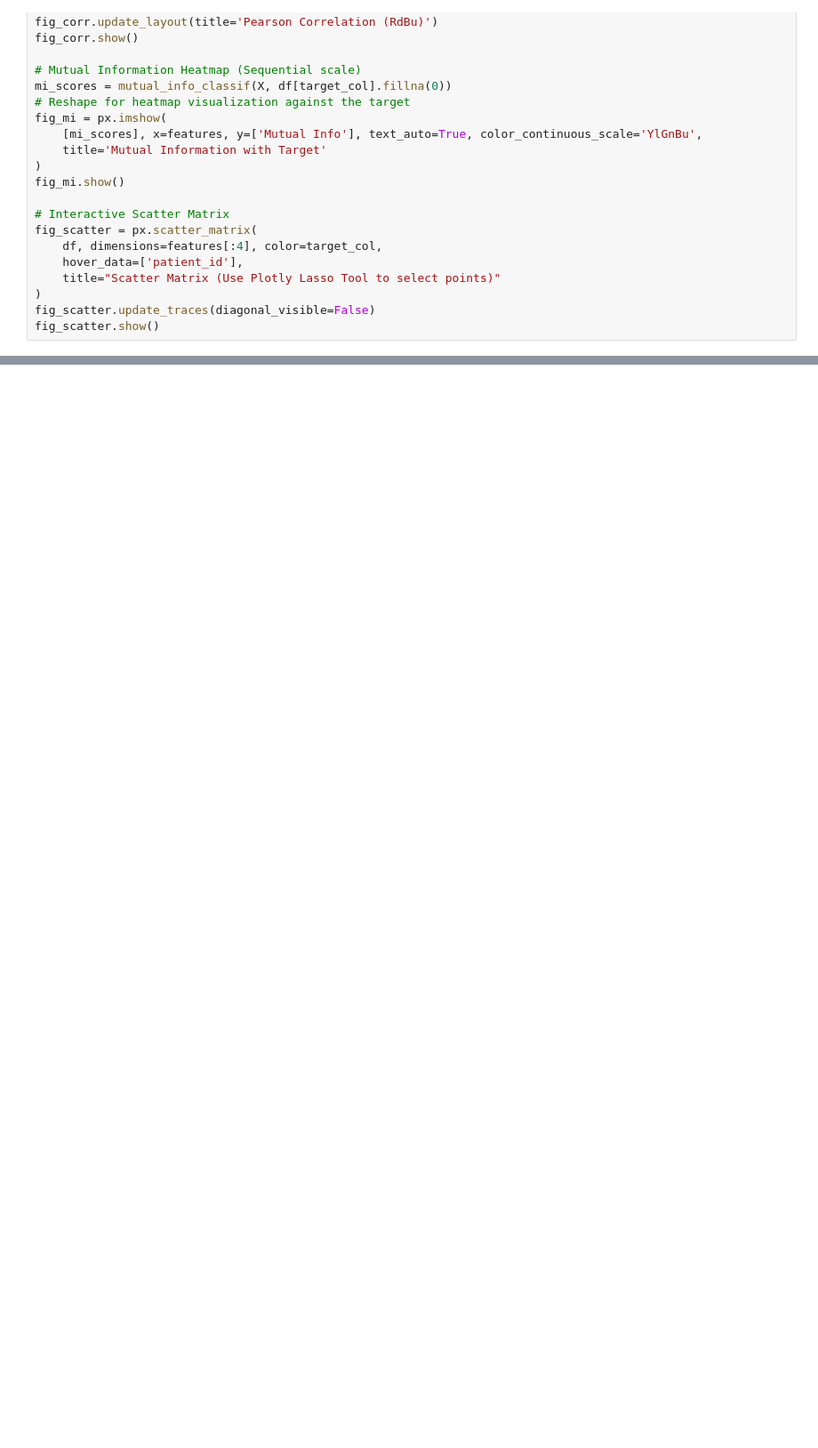
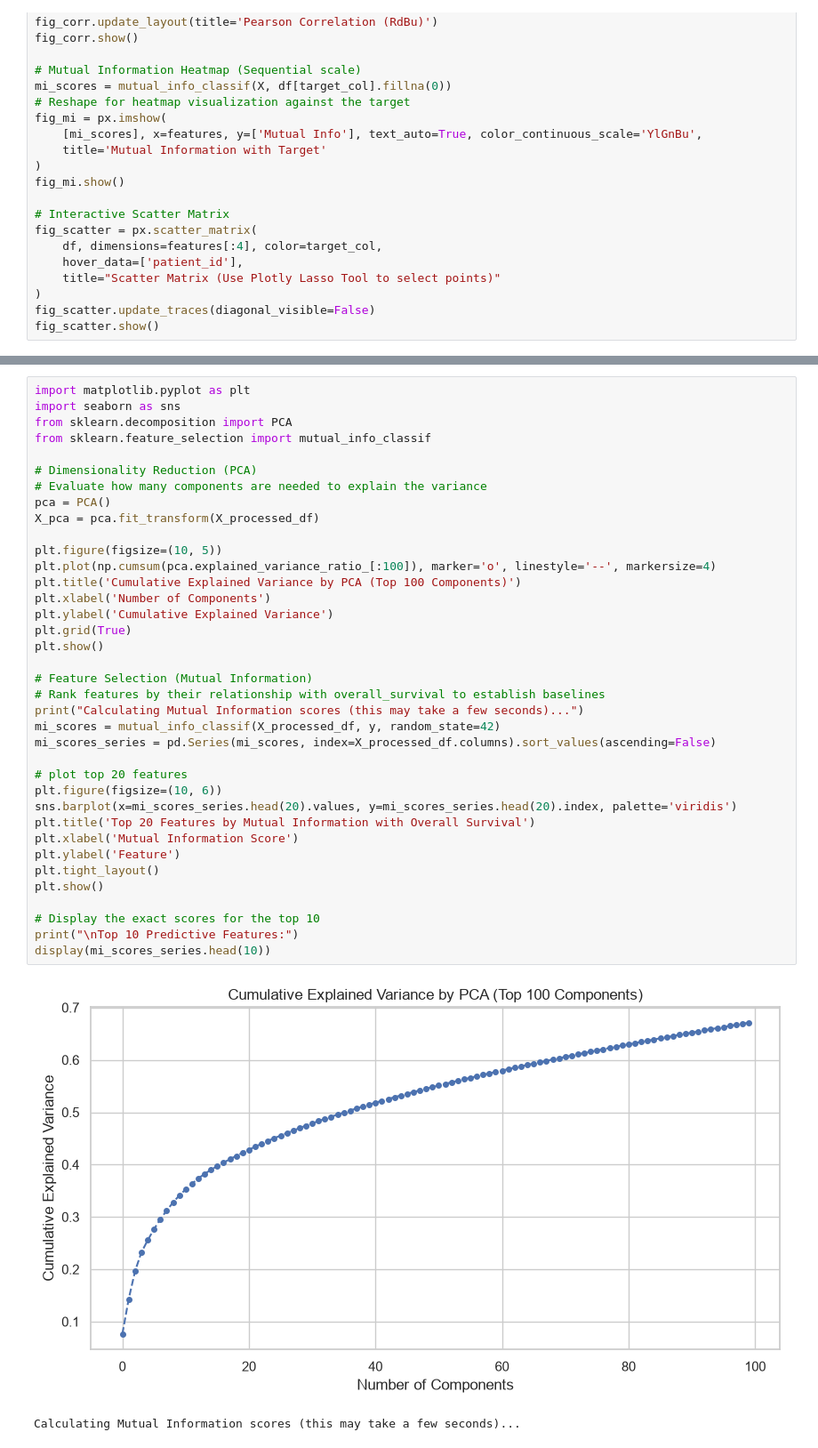
Before and after one commit to LaysLala/LDACS_Project_Information_Visualisation, a Jupyter notebook: Exploratory.ipynb, the cells around one changed output, grey strips where cells are left out. Shown at 89% size. Saved outputs shown, nothing was run; the diff lists cells and outputs as text; blank space fills up the shorter version.

Commit message:
cumulative curve and top feature with higher mutual information

```diff
--- a/Exploratory.ipynb
+++ b/Exploratory.ipynb
@@ -287,0 +245,40 @@ fig_tsne.show()
+# %%
+import matplotlib.pyplot as plt
+import seaborn as sns
+from sklearn.decomposition import PCA
+from sklearn.feature_selection import mutual_info_classif
+
+# Dimensionality Reduction (PCA)
+# Evaluate how many components are needed to explain the variance
+pca = PCA()
+X_pca = pca.fit_transform(X_processed_df)
+
+plt.figure(figsize=(10, 5))
+plt.plot(np.cumsum(pca.explained_variance_ratio_[:100]), marker='o', linestyle='--', markersize=4)
+plt.title('Cumulative Explained Variance by PCA (Top 100 Components)')
+plt.xlabel('Number of Components')
+plt.ylabel('Cumulative Explained Variance')
+plt.grid(True)
+plt.show()
+
+# Feature Selection (Mutual Information)
+# Rank features by their relationship with overall_survival to establish baselines
+print("Calculating Mutual Information scores (this may take a few seconds)...")
+mi_scores = mutual_info_classif(X_processed_df, y, random_state=42)
+mi_scores_series = pd.Series(mi_scores, index=X_processed_df.columns).sort_values(ascending=False)
+
+# plot top 20 features
+plt.figure(figsize=(10, 6))
+sns.barplot(x=mi_scores_series.head(20).values, y=mi_scores_series.head(20).index, palette='viridis')
+plt.title('Top 20 Features by Mutual Information with Overall Survival')
+plt.xlabel('Mutual Information Score')
+plt.ylabel('Feature')
+plt.tight_layout()
+plt.show()
+
+# Display the exact scores for the top 10
+print("\nTop 10 Predictive Features:")
+display(mi_scores_series.head(10))
+# %% [output]
+[figure, added]
+Calculating Mutual Information scores (this may take a few seconds)...
```
Also changed, not shown: parts of 4 cells of this notebook.
